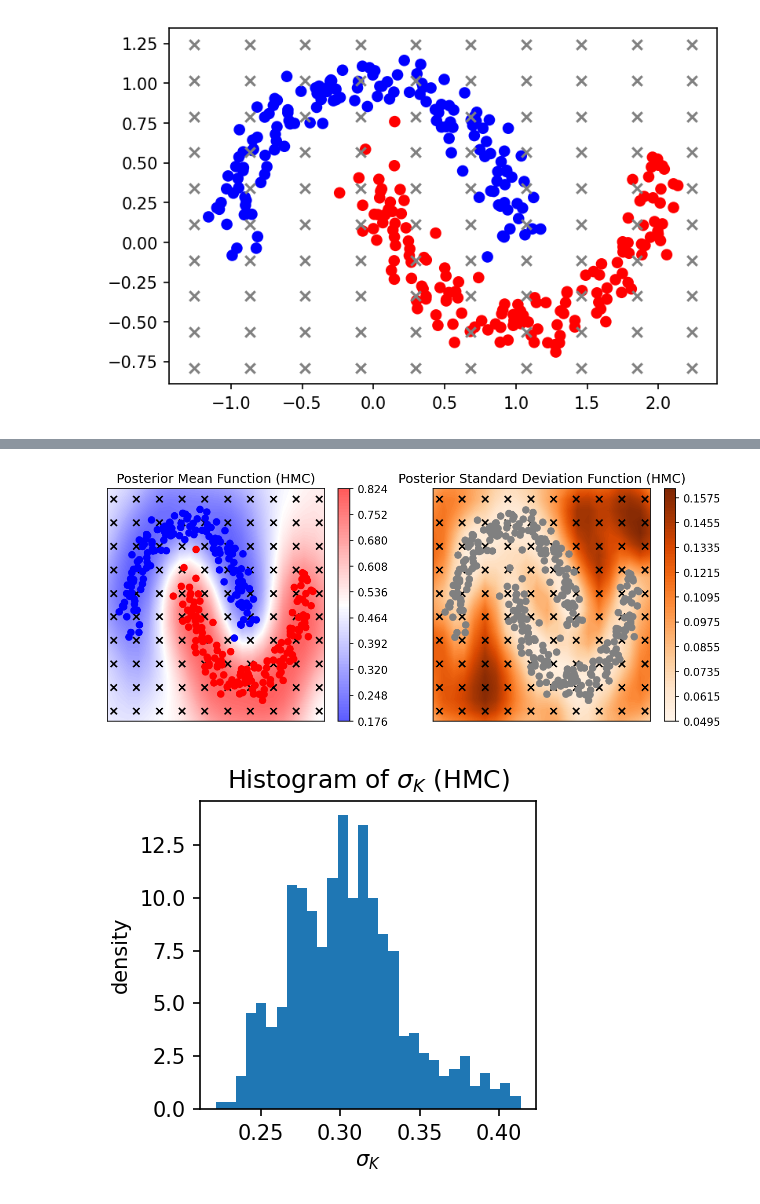
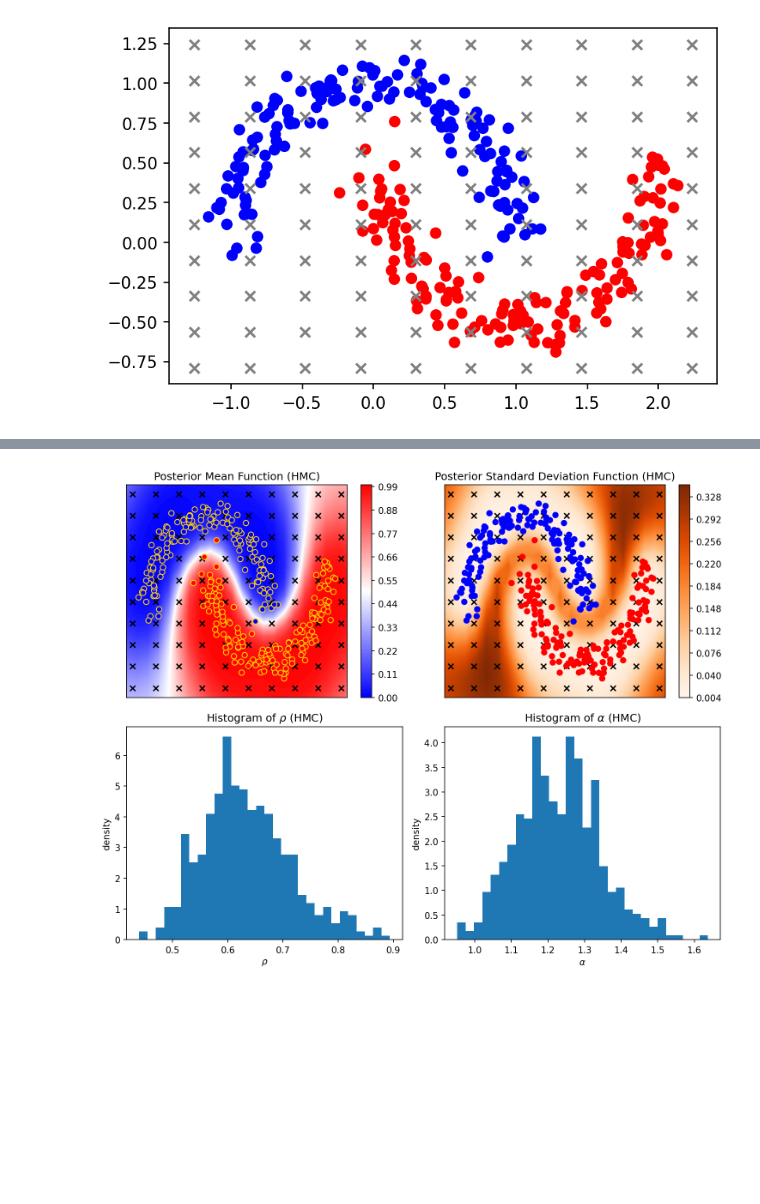
Before and after one commit to luiarthur/TuringBnpBenchmarks, a Jupyter notebook: src/gp-binary/notebooks/gp_binary_stan.ipynb, the cells around one changed output, grey strips where cells are left out. Drawn from its saved outputs; the diff is of its cells as text; code cells hidden in the pictures; blank space fills up the shorter version.

```diff
--- a/src/gp-binary/notebooks/gp_binary_stan.ipynb
+++ b/src/gp-binary/notebooks/gp_binary_stan.ipynb
@@ -63,9 +63,9 @@ def gen_grid(X, n, return_each=False, eps=0):
     else:
         return Y
 # %%
-def plot_data(X, y):
+def plot_data(X, y, edgecolors=None):
     colors = np.array(['blue', 'red'])
-    plt.scatter(X[:, 0], X[:, 1], color=colors[y])
+    plt.scatter(X[:, 0], X[:, 1], color=colors[y], edgecolors=edgecolors)
 # %%
 def make_gp_predict(X, W, n_new=1000, eps=0):
     n_grid = int(np.floor(np.sqrt(n_new)))
@@ -100,42 +102,50 @@ def create_stan_data(X, y, M, m_K=0, s_K=1, eps=0, seed=None):
 # %%
-def plot_uq(post_samples, X, y, W, algo, n_new=1000, eps=0.2, figsize=(10, 4),
-            color_res=100, return_stuff=False):
+def plot_uq(post_samples, X, y, W, algo, n_new=1000, eps=0.2, figsize=(10, 8),
+            color_res=100, return_stuff=False, data_edgecolors=None):
     nsamples = post_samples['z'].shape[0]
 
     gp_predict, X_new, x0, x1 = make_gp_predict(X, W, eps=eps, n_new=n_new)
 
     preds = np.stack([gp_predict(post_samples['z'][i, :],
-                                 post_samples['sigma_K'][i])
+                                 post_samples['rho'][i])
                       for i in trange(nsamples)])
 
     plt.figure(figsize=figsize)
 
     # Plot mean function.
-    plt.subplot(1, 2, 1)
+    plt.subplot(2, 2, 1)
     plt.contourf(x0, x1, sigmoid(preds).mean(0).reshape(x0.shape),
                  color_res,
                  cmap=plt.get_cmap('bwr'), vmin=0, vmax=1)
     plt.colorbar();
     plot_knots(W, color='black')
-    plot_data(X, y);
+    plot_data(X, y, edgecolors=data_edgecolors);
     plt.xticks([]); plt.yticks([]);
     plt.title("Posterior Mean Function ({})".format(algo))
 
     # Plot function sd.
-    plt.subplot(1, 2, 2)
+    plt.subplot(2, 2, 2)
     plt.contourf(x0, x1, sigmoid(preds).std(0).reshape(x0.shape),
                  color_res, cmap=plt.get_cmap('Oranges'))
     plt.colorbar();
     plot_knots(W, color='black')
-    plt.scatter(X[:, 0], X[:, 1], color='grey');
-    plt.xticks([]); plt.yticks([]);
+    # plt.scatter(X[:, 0], X[:, 1], color='grey');
+    plot_data(X, y)
+    plt.xticks([]);
+    plt.yticks([]);
     plt.title("Posterior Standard Deviation Function ({})".format(algo))
 
-    # Plot histogram of sigma_K.
-    plt.figure(figsize=(3, 3))
-    plt.hist(post_samples['sigma_K'], bins=30, density=True);
-    plt.title(r"Histogram of $\sigma_K$ ({})".format(algo));
-    plt.xlabel(r"$\sigma_K$");
+    # Plot histogram of rho.
+    plt.subplot(2, 2, 3)
+    plt.hist(post_samples['rho'], bins=30, density=True);
+    plt.title(r"Histogram of $\rho$ ({})".format(algo));
+    plt.xlabel(r"$\rho$");
+    plt.ylabel("density");
+
+    plt.subplot(2, 2, 4)
+    plt.hist(post_samples['alpha'], bins=30, density=True);
+    plt.title(r"Histogram of $\alpha$ ({})".format(algo));
+    plt.xlabel(r"$\alpha$");
     plt.ylabel("density");
 
     if return_stuff:
@@ -215,7 +224,7 @@ plot_data(X, y)
 [figure]
 # %%
 # Generate stan data dictionary.
-stan_data = create_stan_data(X, y, M=100, seed=1, eps=0.1)
+stan_data = create_stan_data(X, y, M=100, seed=1, eps=0.1, s_alpha=0.1)
 # %%
 # Plot data with knots.
 plot_data(X, y)
@@ -225,6 +234,6 @@ plt.scatter(stan_data['W'][:, 0], stan_data['W'][:, 1], color='grey', marker='x'
 # %%
 %%time
 # Fit via HMC
-hmc_fit = sm.sampling(data=stan_data, iter=2000, chains=1, warmup=1000, thin=1,
+hmc_fit = sm.sampling(data=stan_data, iter=1000, chains=1, warmup=500, thin=1,
                       seed=1, algorithm='HMC', control=dict(stepsize=0.01, int_time=1))
 # %% [output]
@@ -243,7 +254,6 @@ Wall time: 1min 23s
 # %%
-plot_uq(hmc_fit, X, y, stan_data['W'], 'HMC', n_new=500, color_res=100)
+plot_uq(hmc_fit, X, y, stan_data['W'], 'HMC', n_new=500, data_edgecolors='gold')
 plt.tight_layout()
 # %% [output]
-[figure, old version]
+[figure, new version]
-[figure, removed]
 # %%
```
Also changed, not shown: parts of 10 cells of this notebook.
